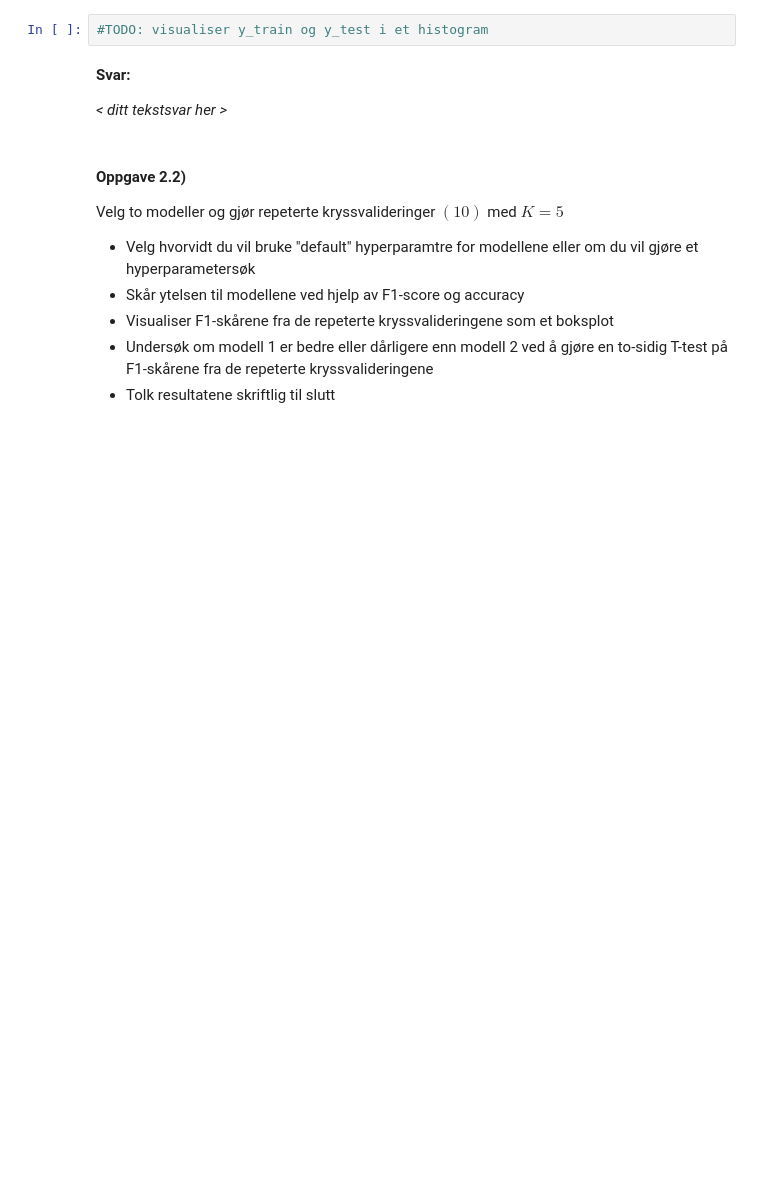
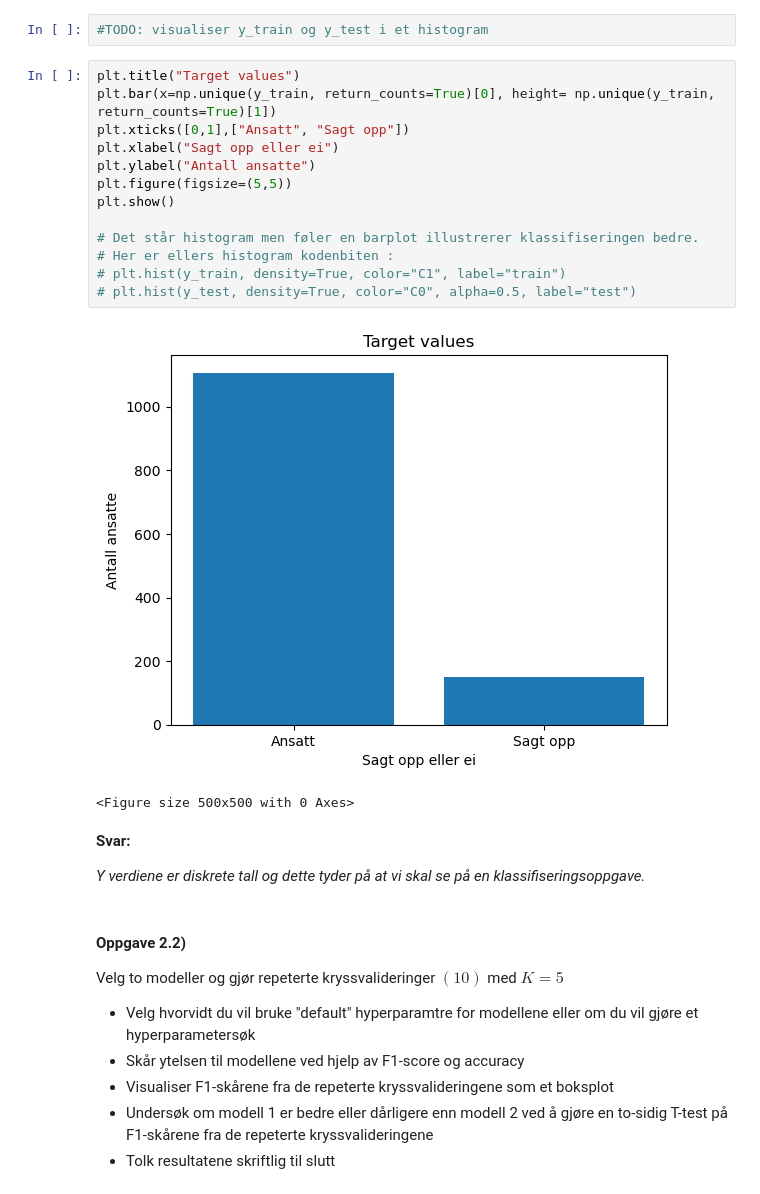
Before and after one commit to Bsingstad/DMBA-ML, a Jupyter notebook: Oblig 2/Oppgave 2.ipynb, the cells around one changed output. Saved outputs shown, nothing was run; the diff lists cells and outputs as text; blank space fills up the shorter version.

```diff
--- a/Oblig 2/Oppgave 2.ipynb
+++ b/Oblig 2/Oppgave 2.ipynb
@@ -92,10 +133,26 @@ X_train, X_test, y_train, y_test = train_test_split(X,y,test_size=0.25, random_s
 Visualiser $y\_train$ og $y\_val$ i et histogram. Kan du, basert på figuren, se hva slags problem vi skal løse (regresjon/klassifisering)? Begrunn svaret
 # %%
 #TODO: visualiser y_train og y_test i et histogram
+# %%
+plt.title("Target values")
+plt.bar(x=np.unique(y_train, return_counts=True)[0], height= np.unique(y_train, return_counts=True)[1])
+plt.xticks([0,1],["Ansatt", "Sagt opp"])
+plt.xlabel("Sagt opp eller ei")
+plt.ylabel("Antall ansatte")
+plt.figure(figsize=(5,5))
+plt.show()
+
+# Det står histogram men føler en barplot illustrerer klassifiseringen bedre.
+# Her er ellers histogram kodenbiten :
+# plt.hist(y_train, density=True, color="C1", label="train")
+# plt.hist(y_test, density=True, color="C0", alpha=0.5, label="test")
+# %% [output]
+[figure, added]
+<Figure size 500x500 with 0 Axes>
 # %% [markdown]
 **Svar:**
 
-*< ditt tekstsvar her >*
+*Y verdiene er diskrete tall og dette tyder på at vi skal se på en klassifiseringsoppgave.*
 # %% [markdown]
 #### Oppgave 2.2)
 Velg to modeller og gjør repeterte kryssvalideringer $(10)$ med $K=5$
```
Also changed, not shown: parts of 34 cells of this notebook, 6 other files.
